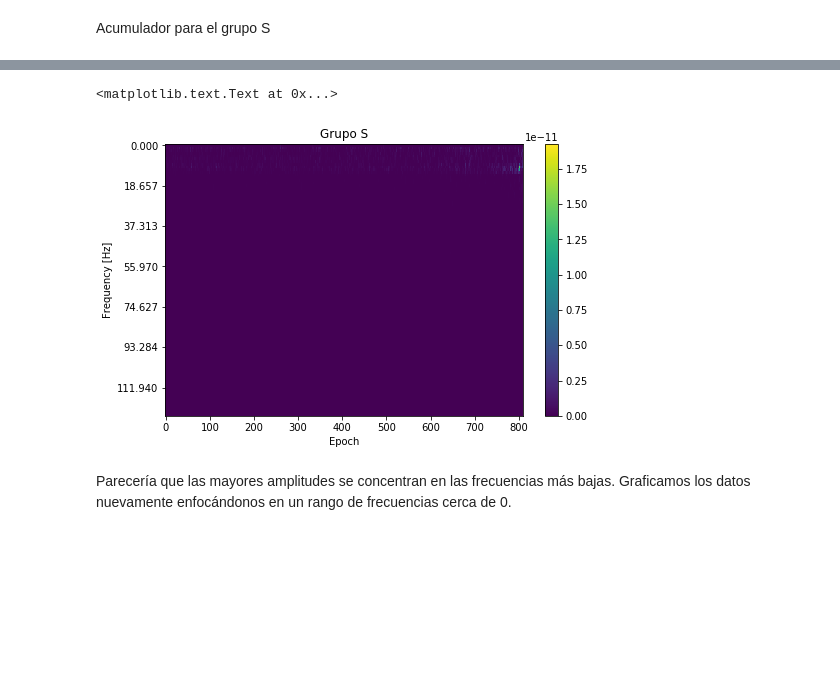
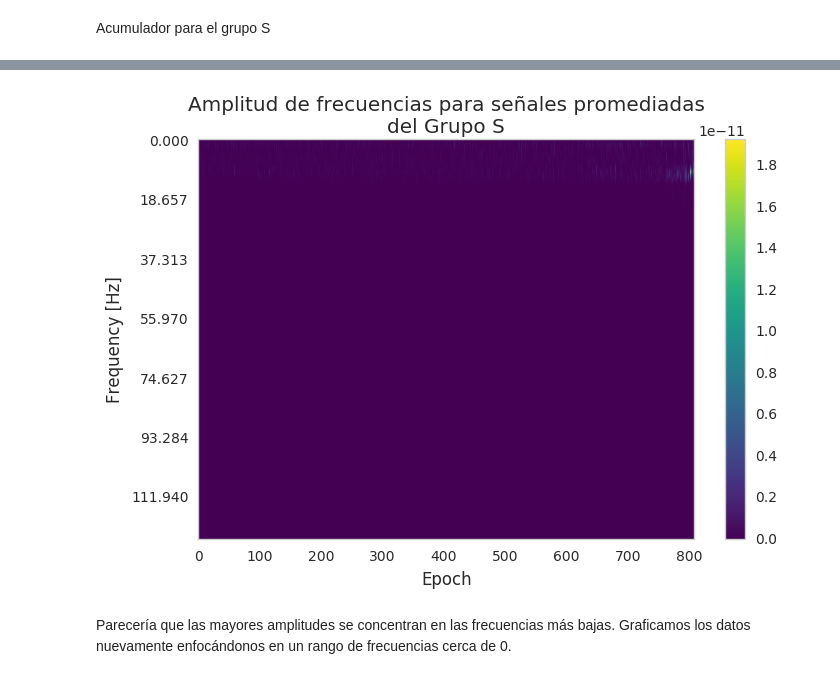
Before and after one commit to m2march/ciencia_datos, a Jupyter notebook: tp2/tp2.ipynb, the cells around one changed output, grey strips where cells are left out. Drawn from its saved outputs; the diff is of its cells as text; code cells hidden in the pictures; blank space fills up the shorter version.

```diff
--- a/tp2/tp2.ipynb
+++ b/tp2/tp2.ipynb
@@ -86,6 +94,8 @@ from IPython.display import display
 from MatrixProvider import MatrixProvider
 import time
 import pickle
+# %%
+sns.set_style("whitegrid", {'axes.grid' : False})
 # %%
 import glob
 # %% [markdown]
@@ -280,17 +268,16 @@ title('Grupo S')
 f_S, Pxx_S = scs.welch(promedio_S_gral, fs=FREQ_SAMPLE)
 # %%
 plt.figure(figsize=(8, 5))
-imshow(Pxx_S.T, aspect='auto')
+imshow(Pxx_S.T, aspect='auto', cmap=cm.viridis)
 tick_select = range(0, len(f_S), 15)
 tick_labels = ['{:.3f}'.format(x) for x in f[tick_select]]
 yticks(tick_select, tick_labels)
 xlabel('Epoch')
 ylabel('Frequency [Hz]')
 colorbar()
-title('Grupo S')
+_ = title('Amplitud de frecuencias para señales promediadas\ndel Grupo S')
 # %% [output]
-<matplotlib.text.Text at 0x...>
-[figure, old version]
+[figure, new version]
 # %% [markdown]
 Parecería que las mayores amplitudes se concentran en las frecuencias más bajas. Graficamos los datos nuevamente enfocándonos en un rango de frecuencias cerca de 0.
 # %%
```
Also changed, not shown: parts of 54 cells of this notebook.
